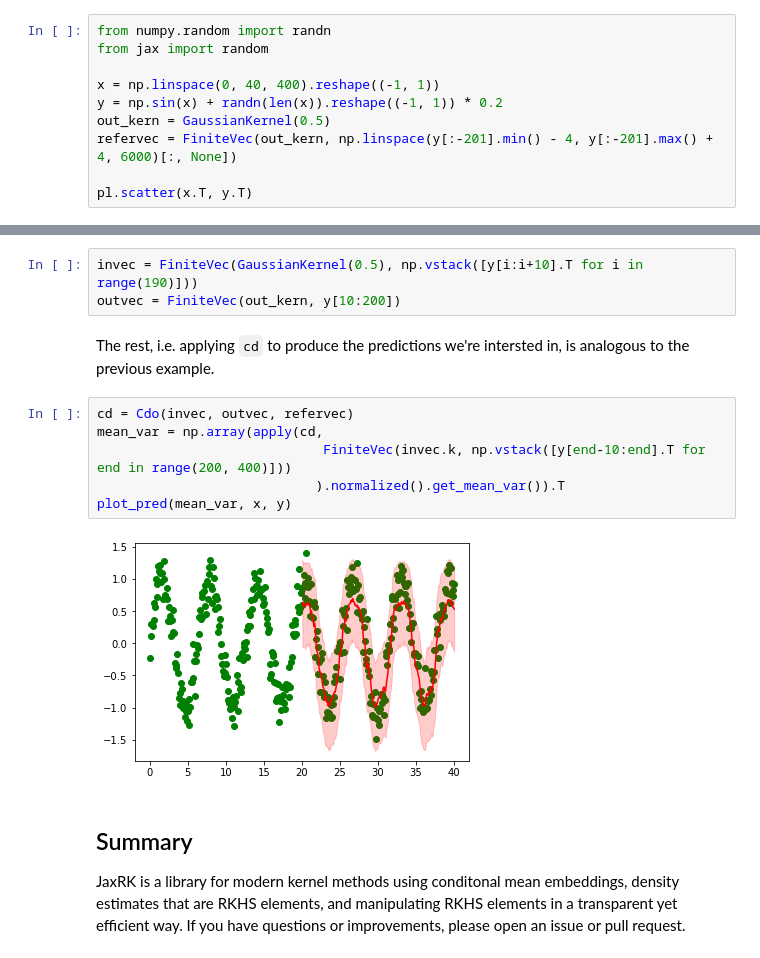
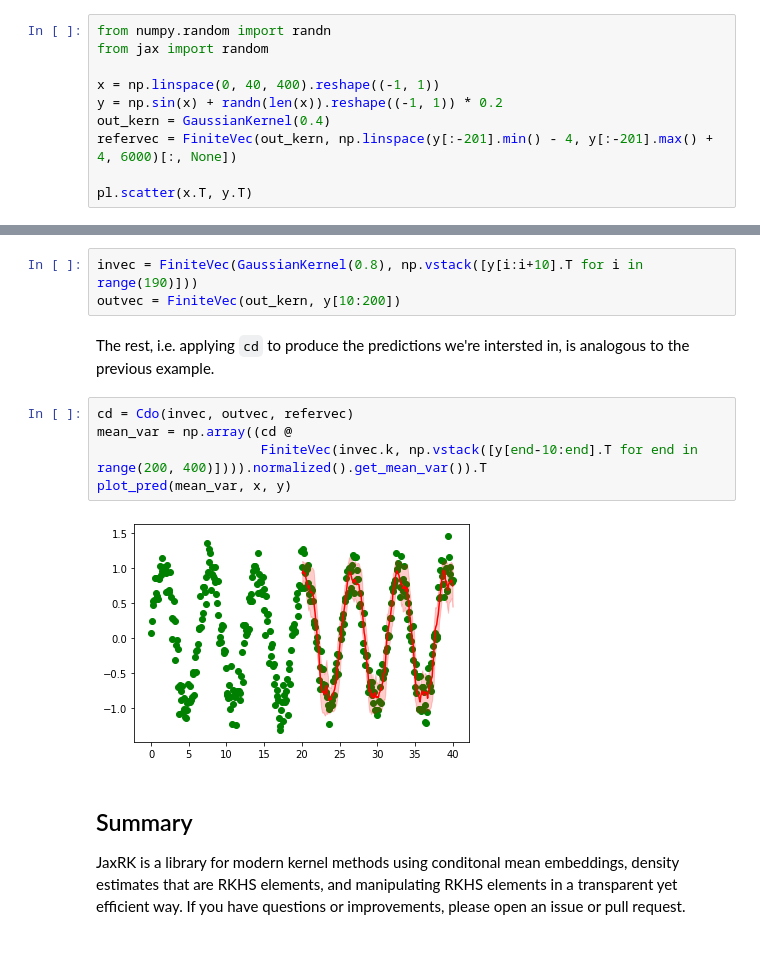
Before and after one commit to zalandoresearch/JaxRK, a Jupyter notebook: examples/Quick_start.ipynb, the cells around one changed output, grey strips where cells are left out. Drawn from its saved outputs; the diff is of its cells as text.

```diff
--- a/examples/Quick_start.ipynb
+++ b/examples/Quick_start.ipynb
@@ -71,7 +71,7 @@ from jax import random
 
 x = np.linspace(0, 40, 400).reshape((-1, 1))
 y = np.sin(x) + randn(len(x)).reshape((-1, 1)) * 0.2
-out_kern = GaussianKernel(0.5)
+out_kern = GaussianKernel(0.4)
 refervec = FiniteVec(out_kern, np.linspace(y[:-201].min() - 4, y[:-201].max() + 4, 6000)[:, None])
 
 pl.scatter(x.T, y.T)
@@ -124,18 +124,17 @@ The advantage of using `points_per_split` is computational. As there are 2000 di
 
 Another model for our original data would be a simple state space model with dependencies 10 timesteps back, which is what we build next. First, again, we construct input and output feature vectors.
 # %%
-invec = FiniteVec(GaussianKernel(0.5), np.vstack([y[i:i+10].T for i in range(190)]))
+invec = FiniteVec(GaussianKernel(0.8), np.vstack([y[i:i+10].T for i in range(190)]))
 outvec = FiniteVec(out_kern, y[10:200])
 # %% [markdown]
 The rest, i.e. applying `cd` to produce the predictions we're intersted in, is analogous to the previous example.
 # %%
 cd = Cdo(invec, outvec, refervec)
-mean_var = np.array(apply(cd,
-                             FiniteVec(invec.k, np.vstack([y[end-10:end].T for end in range(200, 400)]))
-                            ).normalized().get_mean_var()).T
+mean_var = np.array((cd @
+                     FiniteVec(invec.k, np.vstack([y[end-10:end].T for end in range(200, 400)]))).normalized().get_mean_var()).T
 plot_pred(mean_var, x, y)
 # %% [output]
-[figure, old version]
+[figure, new version]
 # %% [markdown]
 ## Summary
 
```
Also changed, not shown: parts of 4 cells of this notebook, 3 other files.
